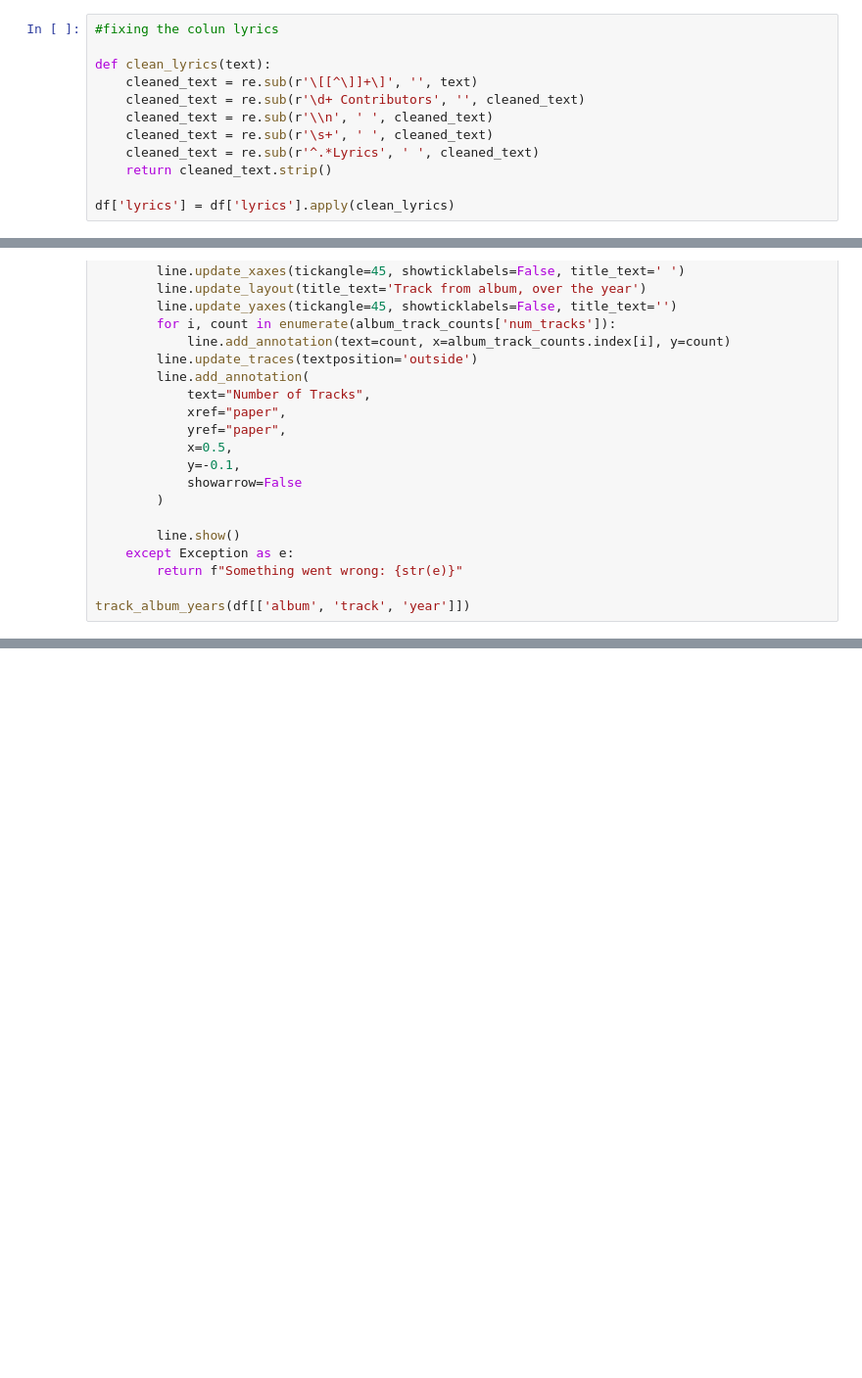
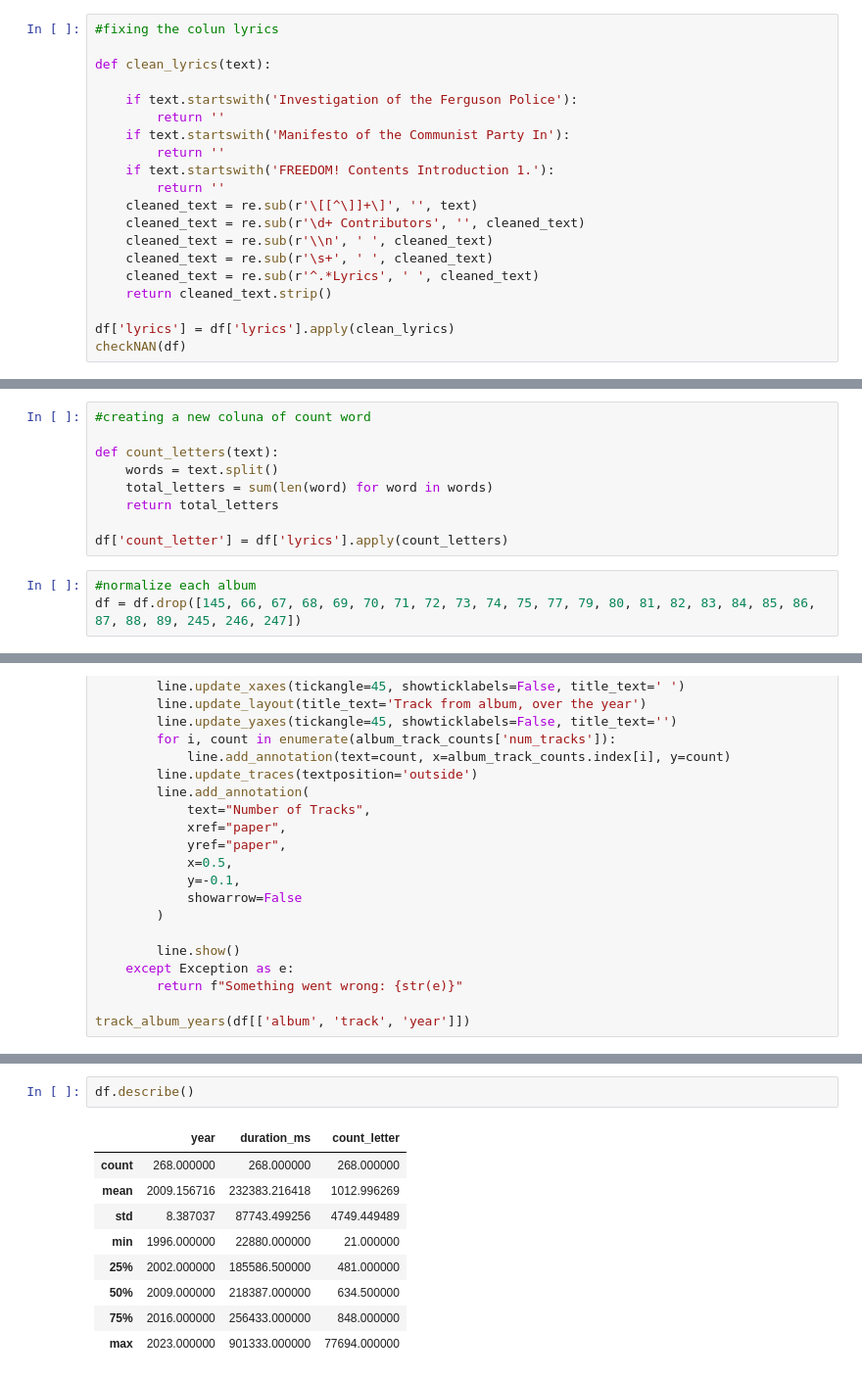
Before and after one commit to batestin1/Wilco, a Jupyter notebook: notebooks/main.ipynb, the cells around one changed output, grey strips where cells are left out. Shown: that part at 98% size. Cells and saved outputs as stored; diff of their text form; blank space fills up the shorter version.

```diff
--- a/notebooks/main.ipynb
+++ b/notebooks/main.ipynb
@@ -86,6 +133,13 @@ remove_duplicates_from_dataframe(df)
 #fixing the colun lyrics
 
 def clean_lyrics(text):
+
+    if text.startswith('Investigation of the Ferguson Police'):
+        return ''
+    if text.startswith('Manifesto of the Communist Party In'):
+        return ''
+    if text.startswith('FREEDOM! Contents Introduction 1.'):
+        return ''
     cleaned_text = re.sub(r'\[[^\]]+\]', '', text)
     cleaned_text = re.sub(r'\d+ Contributors', '', cleaned_text)
     cleaned_text = re.sub(r'\\n', ' ', cleaned_text)
@@ -94,3 +148,4 @@ def clean_lyrics(text):
     return cleaned_text.strip()
 
 df['lyrics'] = df['lyrics'].apply(clean_lyrics)
+checkNAN(df)
@@ -96,0 +154,12 @@ df['lyrics'] = df['lyrics'].apply(clean_lyrics)
+# %%
+#creating a new coluna of count word
+
+def count_letters(text):
+    words = text.split()
+    total_letters = sum(len(word) for word in words)
+    return total_letters
+
+df['count_letter'] = df['lyrics'].apply(count_letters)
+# %%
+#normalize each album
+df = df.drop([145, 66, 67, 68, 69, 70, 71, 72, 73, 74, 75, 77, 79, 80, 81, 82, 83, 84, 85, 86, 87, 88, 89, 245, 246, 247])
@@ -175 +292,13 @@ word_cloud_album(df)
+# %%
+df.describe()
+# %% [output]
+|  | year | duration_ms | count_letter |
+| count | 268.000000 | 268.000000 | 268.000000 |
+| mean | 2009.156716 | 232383.216418 | 1012.996269 |
+| std | 8.387037 | 87743.499256 | 4749.449489 |
+| min | 1996.000000 | 22880.000000 | 21.000000 |
+| 25% | 2002.000000 | 185586.500000 | 481.000000 |
+| 50% | 2009.000000 | 218387.000000 | 634.500000 |
+| 75% | 2016.000000 | 256433.000000 | 848.000000 |
+| max | 2023.000000 | 901333.000000 | 77694.000000 |
 # %%
```
Also changed, not shown: parts of 23 cells of this notebook, 2 other files.
